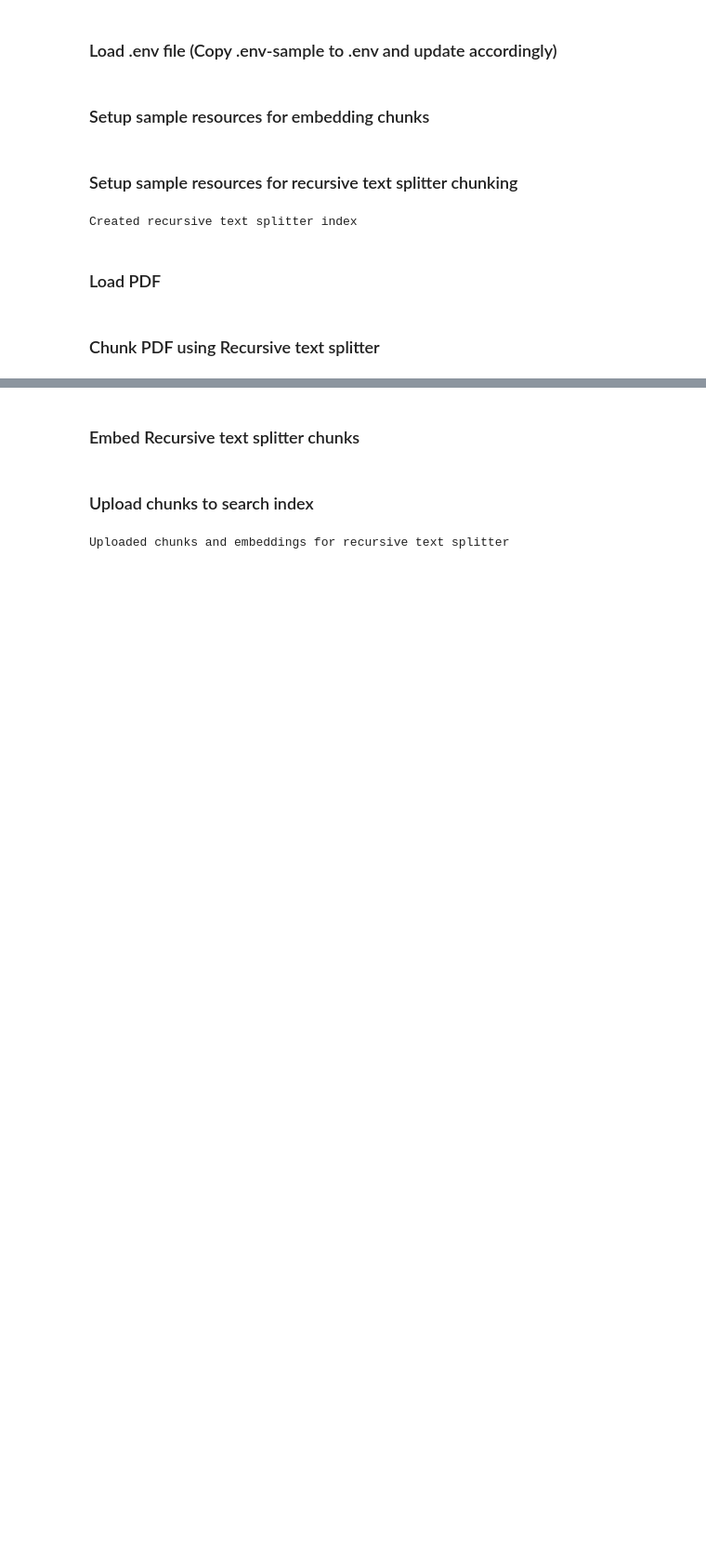
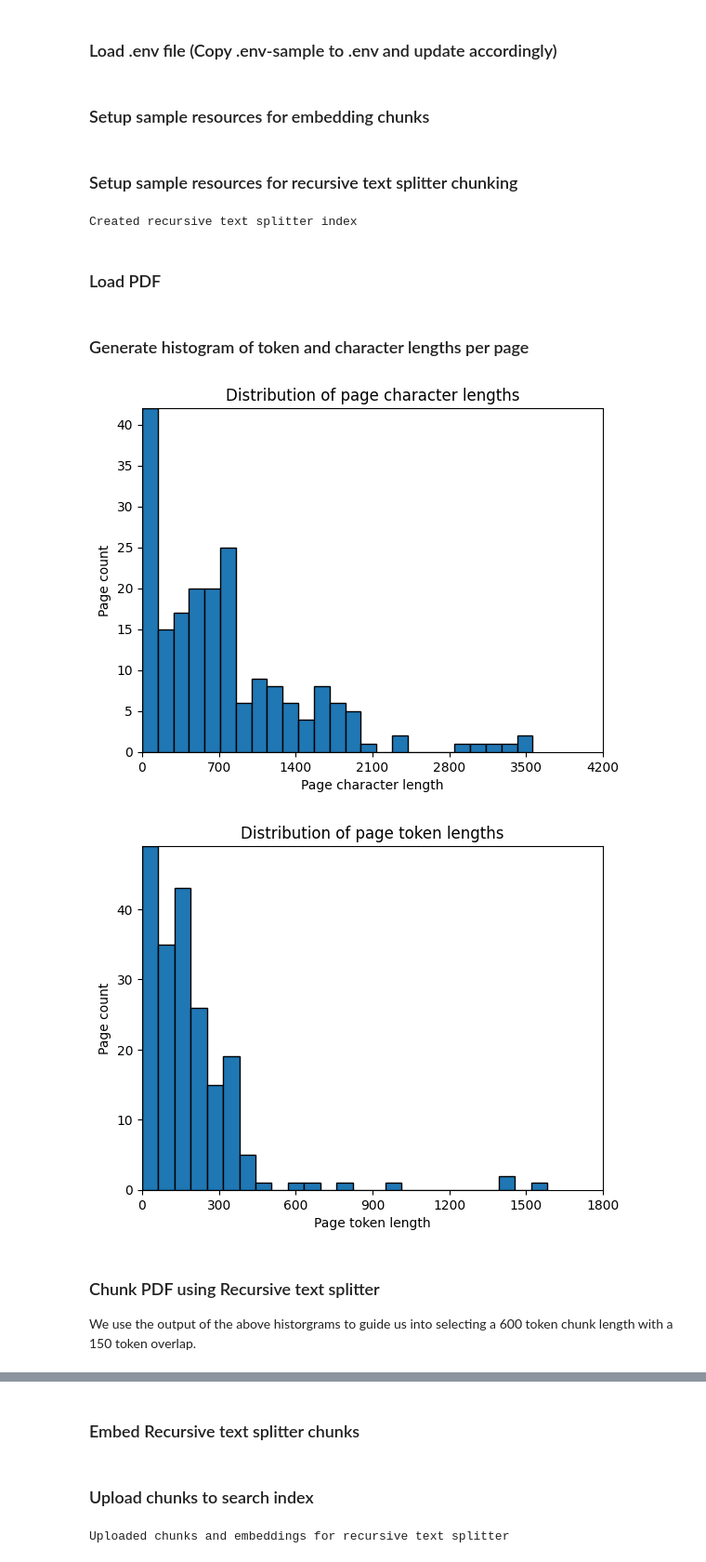
Before and after one commit to Azure/azure-search-vector-samples, a Jupyter notebook: demo-python/code/data-chunking/langchain-data-chunking-example.ipynb, the cells around one changed output, grey strips where cells are left out. Shown: that part at 93% size. Cells and saved outputs as stored; diff of their text form; code cells hidden in the pictures; blank space fills up the shorter version.

```diff
--- a/demo-python/code/data-chunking/langchain-data-chunking-example.ipynb
+++ b/demo-python/code/data-chunking/langchain-data-chunking-example.ipynb
@@ -80,5 +80,3 @@ import os
 
 loader = PyPDFLoader(os.path.join("data", "earth_at_night_508.pdf"))
 pages = loader.load()
-# %% [markdown]
-### Chunk PDF using Recursive text splitter
@@ -93,0 +83,27 @@ recursive_text_splitter_chunks = recursive_text_splitter.split_documents(pages)
+# %% [markdown]
+### Generate histogram of token and character lengths per page
+# %%
+%matplotlib inline
+from lib.common import plot_chunk_histogram, get_token_length
+
+page_content = [page.page_content for page in pages]
+
+plot_chunk_histogram(
+    chunks=page_content,
+    length_fn=len,
+    title="Distribution of page character lengths",
+    xlabel="Page character length",
+    ylabel="Page count")
+plot_chunk_histogram(
+    chunks=page_content,
+    length_fn=get_token_length,
+    title="Distribution of page token lengths",
+    xlabel="Page token length",
+    ylabel="Page count")
+# %% [output]
+[figure, added]
+[figure, added]
+# %% [markdown]
+### Chunk PDF using Recursive text splitter
+
+We use the output of the above historgrams to guide us into selecting a 600 token chunk length with a 150 token overlap.
```
Also changed, not shown: parts of 15 cells of this notebook, 3 other files.
